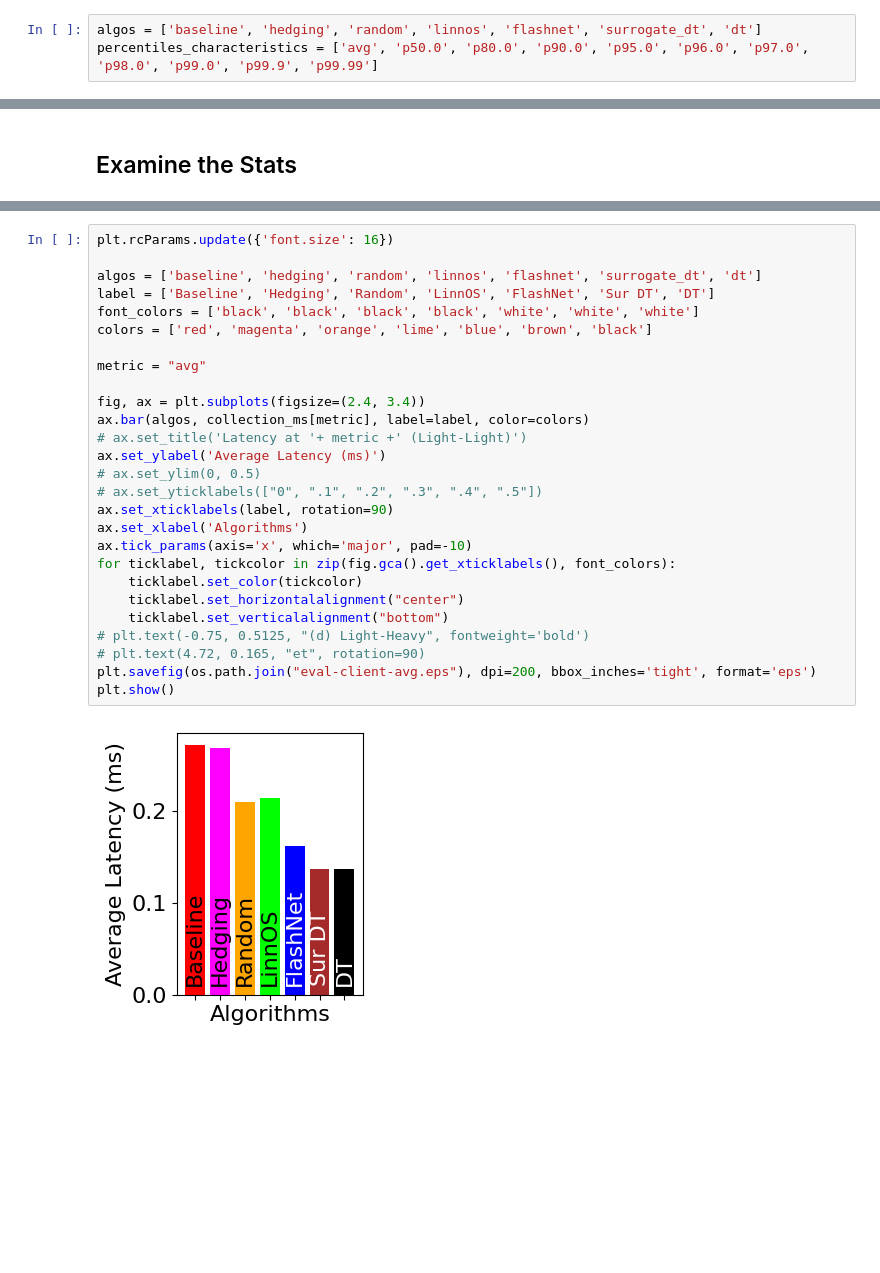
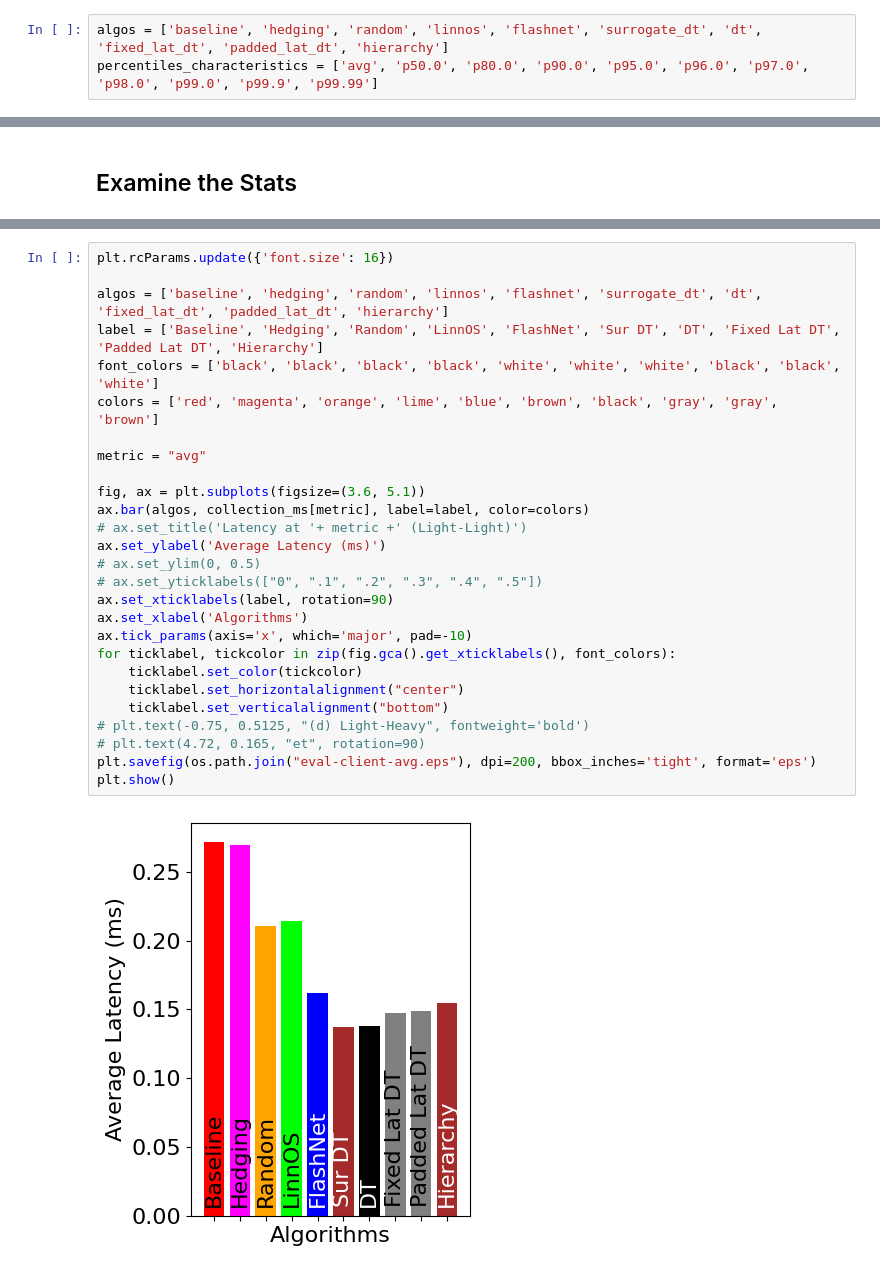
Before and after one commit to czarkos/Heimdall, a Jupyter notebook: integration/client-level/algo_analysis/tail_improvement_with_surrogate.ipynb, the cells around one changed output, grey strips where cells are left out. Cells and saved outputs as stored; diff of their text form; blank space fills up the shorter version.

```diff
--- a/integration/client-level/algo_analysis/tail_improvement_with_surrogate.ipynb
+++ b/integration/client-level/algo_analysis/tail_improvement_with_surrogate.ipynb
@@ -5,7 +5,7 @@ import numpy as np
 import os
 import math
 # %%
-algos = ['baseline', 'hedging', 'random', 'linnos', 'flashnet', 'surrogate_dt', 'dt']
+algos = ['baseline', 'hedging', 'random', 'linnos', 'flashnet', 'surrogate_dt', 'dt', 'fixed_lat_dt', 'padded_lat_dt', 'hierarchy']
 percentiles_characteristics = ['avg', 'p50.0', 'p80.0', 'p90.0', 'p95.0', 'p96.0', 'p97.0', 'p98.0', 'p99.0', 'p99.9', 'p99.99']
 # %%
 grouping_dirs = {}
@@ -88,32 +96,32 @@ collection_ms
 # %%
 plt.rcParams.update({'font.size': 16})
 
-algos = ['baseline', 'hedging', 'random', 'linnos', 'flashnet', 'surrogate_dt', 'dt']
-label = ['Baseline', 'Hedging', 'Random', 'LinnOS', 'FlashNet', 'Sur DT', 'DT']
-font_colors = ['black', 'black', 'black', 'black', 'white', 'white', 'white']
-colors = ['red', 'magenta', 'orange', 'lime', 'blue', 'brown', 'black']
+algos = ['baseline', 'hedging', 'random', 'linnos', 'flashnet', 'surrogate_dt', 'dt', 'fixed_lat_dt', 'padded_lat_dt', 'hierarchy']
+label = ['Baseline', 'Hedging', 'Random', 'LinnOS', 'FlashNet', 'Sur DT', 'DT', 'Fixed Lat DT', 'Padded Lat DT', 'Hierarchy']
+font_colors = ['black', 'black', 'black', 'black', 'white', 'white', 'white', 'black', 'black', 'white']
+colors = ['red', 'magenta', 'orange', 'lime', 'blue', 'brown', 'black', 'gray', 'gray', 'brown']
 
 metric = "avg"
 
-fig, ax = plt.subplots(figsize=(2.4, 3.4))
+fig, ax = plt.subplots(figsize=(3.6, 5.1))
 ax.bar(algos, collection_ms[metric], label=label, color=colors)
 # ax.set_title('Latency at '+ metric +' (Light-Light)')
 ax.set_ylabel('Average Latency (ms)')
 # ax.set_ylim(0, 0.5)
 # ax.set_yticklabels(["0", ".1", ".2", ".3", ".4", ".5"])
 ax.set_xticklabels(label, rotation=90)
 ax.set_xlabel('Algorithms')
 ax.tick_params(axis='x', which='major', pad=-10)
 for ticklabel, tickcolor in zip(fig.gca().get_xticklabels(), font_colors):
     ticklabel.set_color(tickcolor)
     ticklabel.set_horizontalalignment("center")
     ticklabel.set_verticalalignment("bottom")
 # plt.text(-0.75, 0.5125, "(d) Light-Heavy", fontweight='bold')
 # plt.text(4.72, 0.165, "et", rotation=90)
 plt.savefig(os.path.join("eval-client-avg.eps"), dpi=200, bbox_inches='tight', format='eps')
 plt.show()
 # %% [output]
-[figure, old version]
+[figure, new version]
 # %%
 # Draw baseline vs flashnet line chart
 
```
Also changed, not shown: parts of 3 cells of this notebook.
